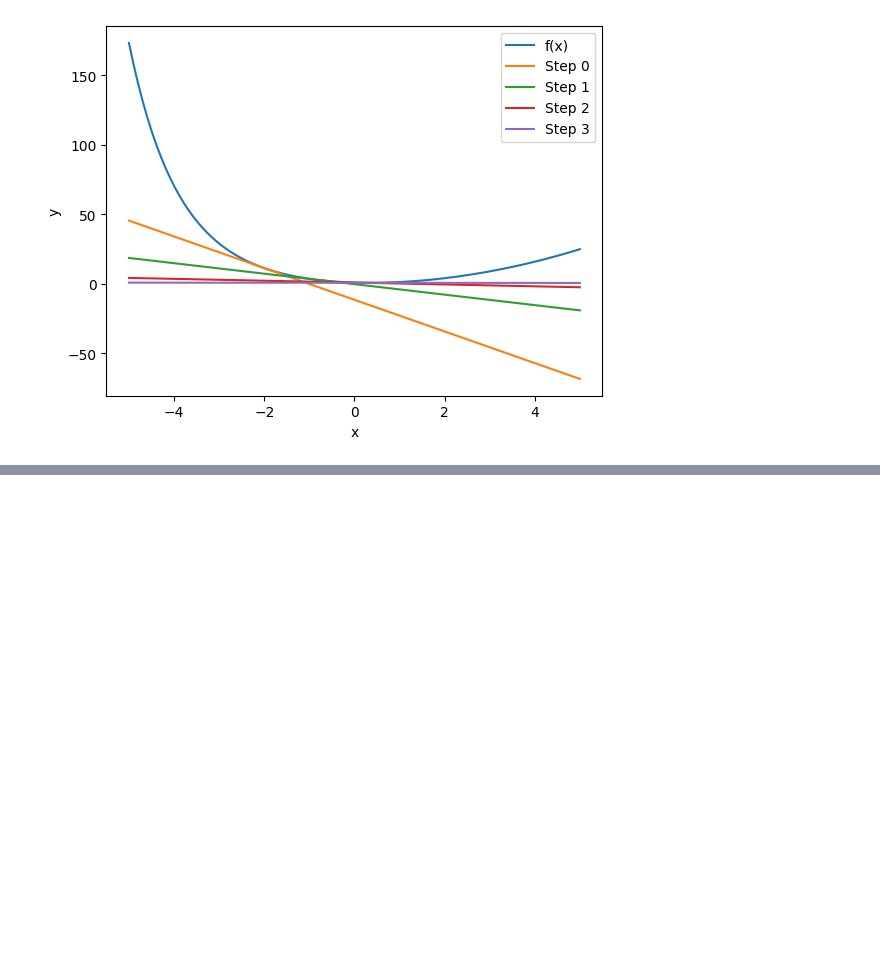
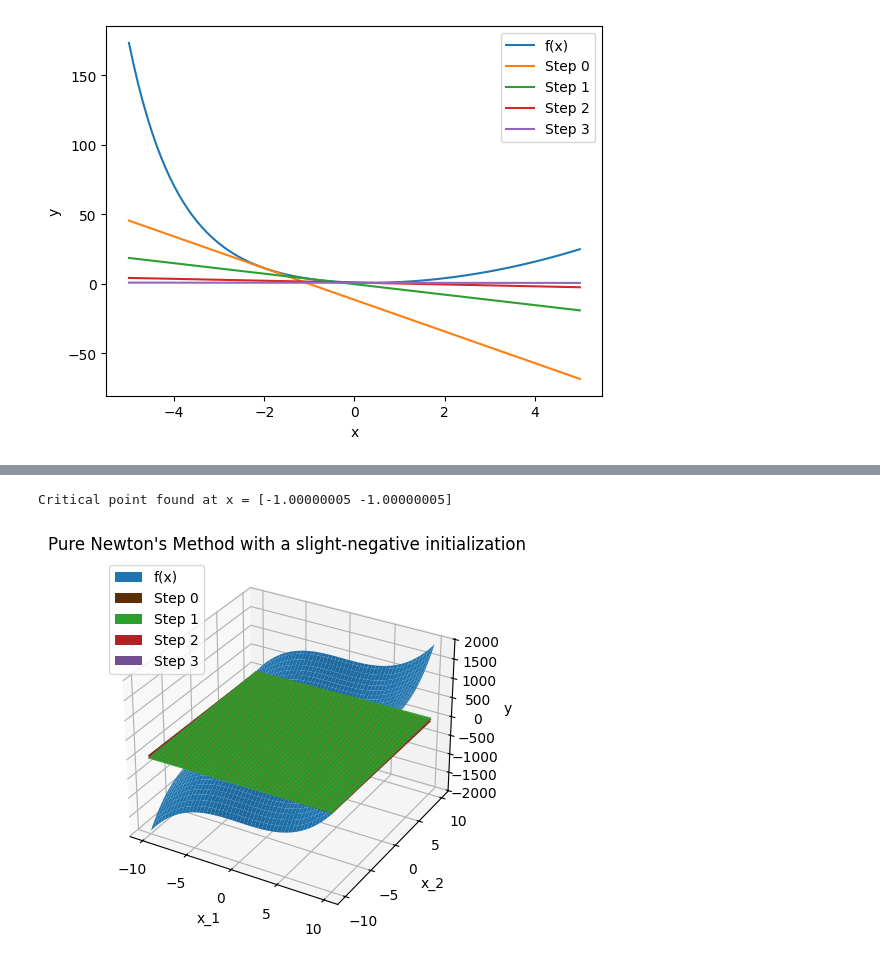
Before and after one commit to MAPieschl/PointCloudProcessing, a Jupyter notebook: normal_distribution_transform/newtons_method.ipynb, the cells around one changed output, grey strips where cells are left out. Cells and saved outputs as stored; diff of their text form; code cells hidden in the pictures; blank space fills up the shorter version.

```diff
--- a/normal_distribution_transform/newtons_method.ipynb
+++ b/normal_distribution_transform/newtons_method.ipynb
@@ -230,0 +306,18 @@ plot.plot_multivariate_functions( funcs = [ f ], labels = [ 'f(x)' ], x_range =
+# %%
+def f( x1: float, x2: float ) -> float:
+    return x1 ** 3 - 3 * x1 + x2 ** 3 - 3 * x2
+
+def f_d( x1: float, x2: float ) -> np.ndarray:
+    return np.array( [3 * x1 ** 2 - 3, 3 * x2 ** 2 - 3] )
+
+def f_dd( x1: float, x2: float ) -> np.ndarray:
+    return np.array( [[6 * x1, 0], [0, 6 * x2]] )
+
+plottable_funcs = newtons_method_2d_func_gen( f = f, f_d = f_d, f_dd = f_dd, x_0 = np.array( [-0.5, -0.5] ) )
+labels = [f"Step {l - 1}" for l, _ in enumerate(plottable_funcs) ]
+labels[0] = "f(x)"
+
+plot.plot_multivariate_functions( funcs = plottable_funcs, labels = labels, x_range = (-10, 10), title = "Pure Newton's Method with a slight-negative initialization" ).show()
+# %% [output]
+Critical point found at x = [-1.00000005 -1.00000005]
+[figure, added]
```
Also changed, not shown: parts of 20 cells of this notebook, 2 other files.
